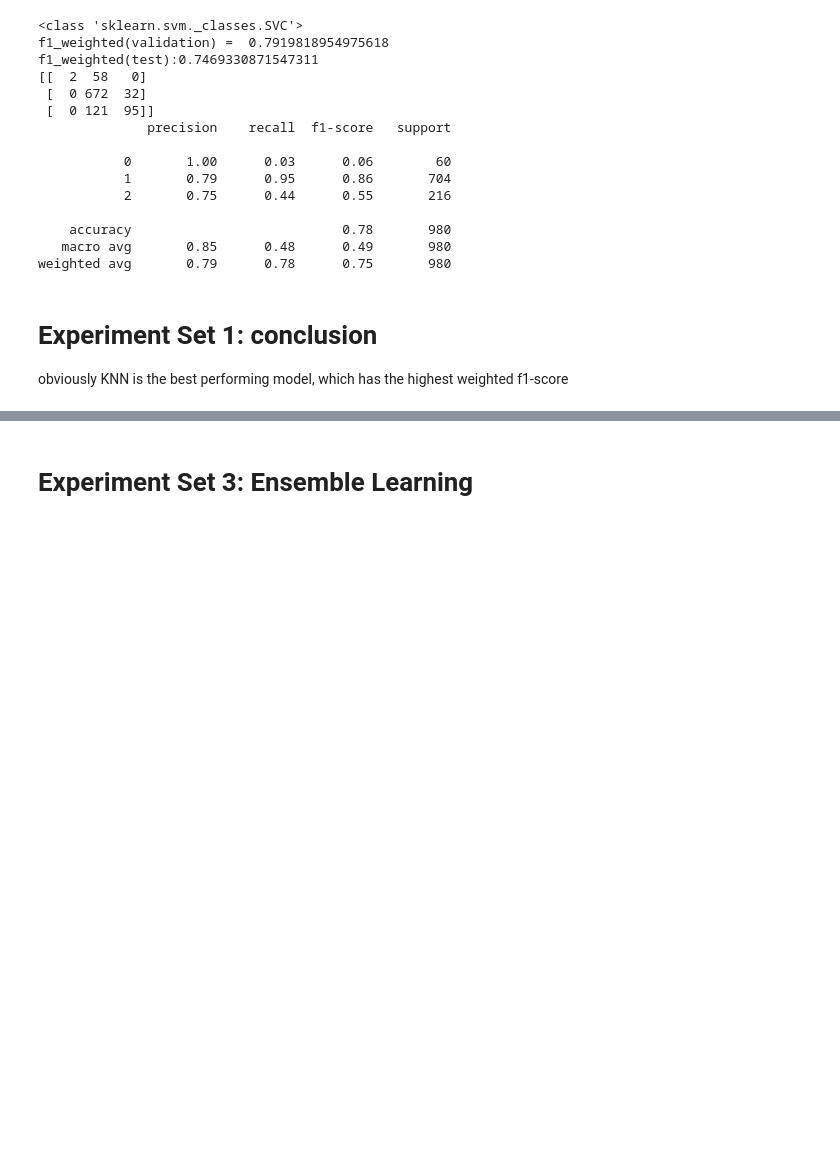
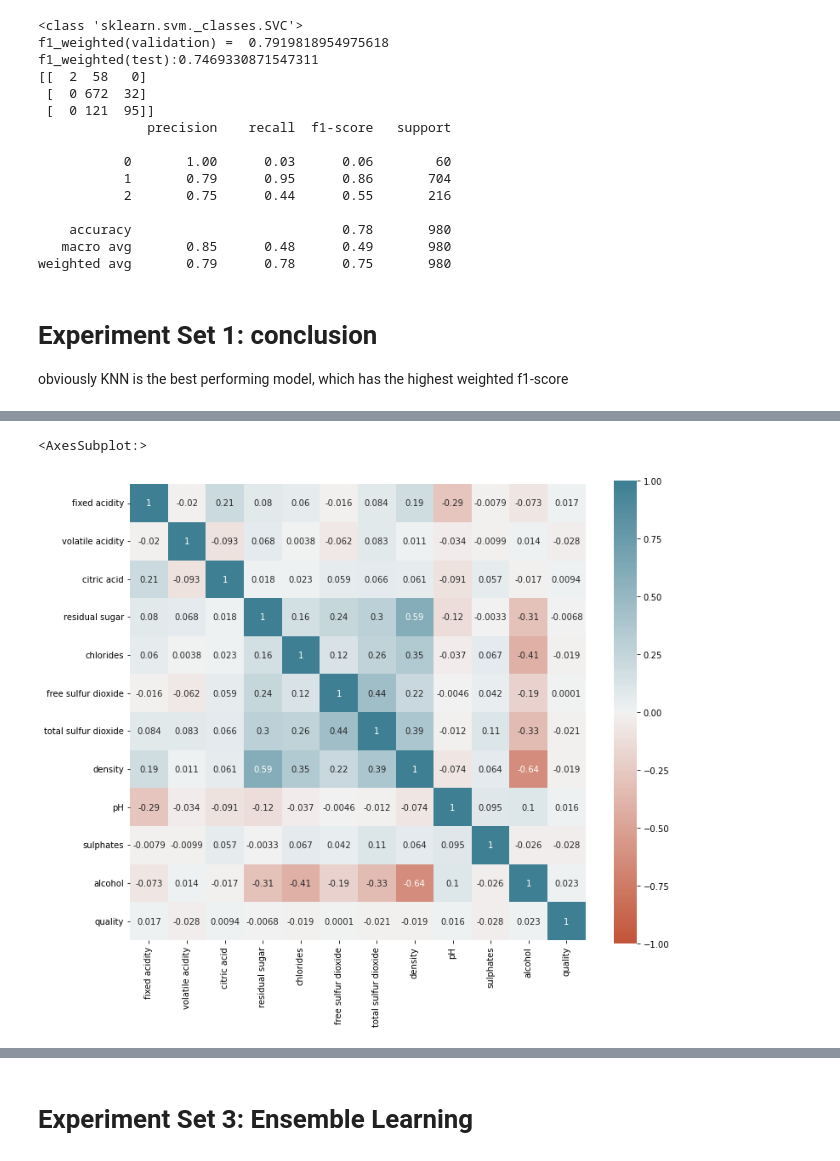
Before and after one commit to jinwenhua/group11, a Jupyter notebook: Wine.ipynb, the cells around one changed output, grey strips where cells are left out. Saved outputs shown, nothing was run; the diff lists cells and outputs as text; code cells hidden in the pictures; blank space fills up the shorter version.

```diff
--- a/Wine.ipynb
+++ b/Wine.ipynb
@@ -400,0 +740,14 @@ obviously KNN is the best performing model, which has the highest weighted f1-sc
+# %%
+# Case7: 5 features
+
+# configure to select top 5 features
+selector = SelectKBest(score_func = f_classif, k = 5)
+
+# learn relationship from training data
+selector.fit(x_train_sc, y_train)
+
+# transform train input data
+x_train_fs = selector.transform(x_train_sc)
+
+# transform test input data
+x_test_fs = selector.transform(x_test_sc)
@@ -400,0 +776,8 @@ obviously KNN is the best performing model, which has the highest weighted f1-sc
+# %%
+# Generate correlation matrix
+x = pd.concat([x_train_sc, y_train], axis = 1)
+
+cor = x.corr(method = 'kendall')
+
+# Print correlation matrix
+cor
@@ -400,0 +798,20 @@ obviously KNN is the best performing model, which has the highest weighted f1-sc
+# %%
+# Generating the correlation heatmap
+# The heatmap is just a visualization of the correlation matrix
+
+# Set plot size
+plt.figure(figsize=(12,10))
+
+# Generate the heatmap
+sns.heatmap(
+    cor,
+    vmin = -1,
+    vmax = 1,
+    center = 0,
+    cmap = sns.diverging_palette(20, 220, n=200),
+    square = True,
+    annot = True
+)
+# %% [output]
+<AxesSubplot:>
+[figure, added]
```
Also changed, not shown: parts of 88 cells of this notebook.
